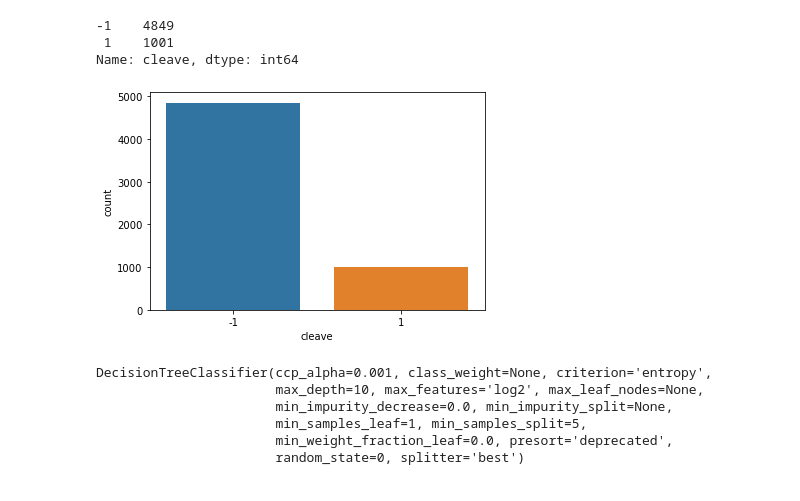
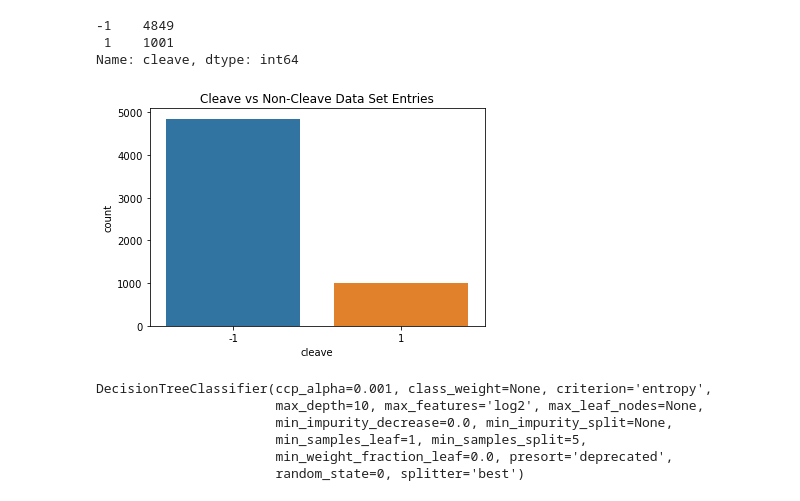
Before and after one commit to pparr/ml-supervised-learning, a Jupyter notebook: tuning/DT_gridsearch_hiv.ipynb, the cells around one changed output. Drawn from its saved outputs; the diff is of its cells as text; code cells hidden in the pictures.

```diff
--- a/tuning/DT_gridsearch_hiv.ipynb
+++ b/tuning/DT_gridsearch_hiv.ipynb
@@ -12,20 +12,24 @@ from sklearn.model_selection import GridSearchCV
 # %%
 # Dataset source:
 #http://archive.ics.uci.edu/ml/datasets/HIV-1+protease+cleavage#
 # combined all datasets, removing duplicates
 
 # Read in data
 data = pd.read_csv('../data/HIV_DataSet.csv', sep=',')
 
-sns.countplot(data['cleave']) # plot number of things with each value
+sns_plot = sns.countplot(data['cleave']) # plot number of things with each value
+sns_plot.set(title='Cleave vs Non-Cleave Data Set Entries')
+fig = sns_plot.get_figure()
+fig.savefig('../images/data_imbalance_hiv.png')
+
 # number of negative cleave values versus positive.
 data['cleave'].value_counts(sort=True)
 # skewed toward predicting negative because more examples?
 # %% [output]
 -1    4849
  1    1001
 Name: cleave, dtype: int64
-[figure, old version]
+[figure, new version]
 # %%
 # Create training, testing, and validation sets
 
```
Also changed, not shown: 15 other files.
